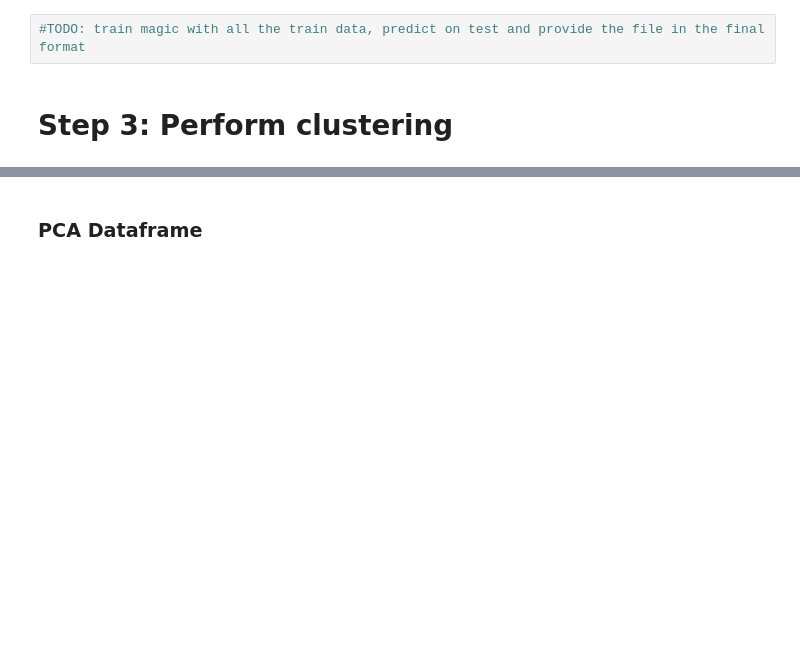
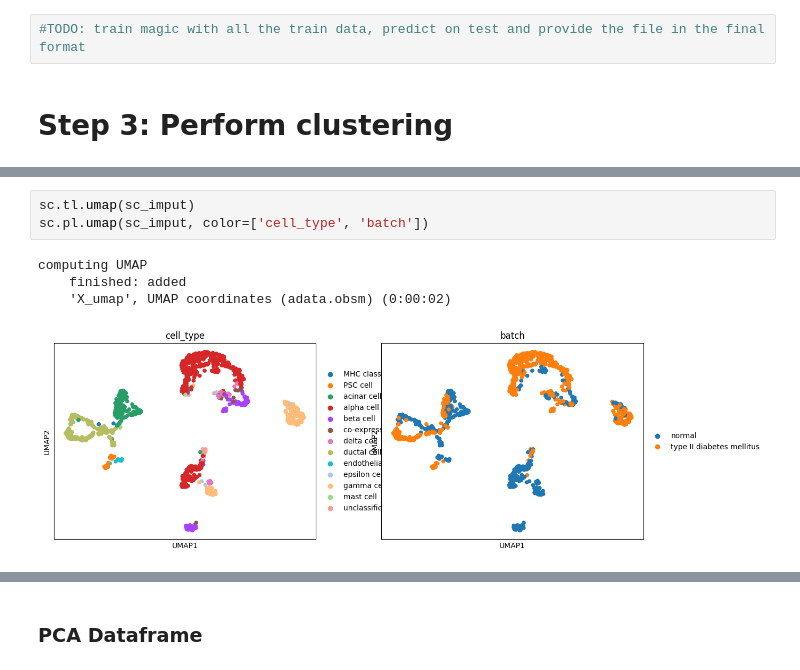
Before and after one commit to acarballocastro/ML4G, a Jupyter notebook: Project2_test_with_scanpy.ipynb, the cells around one changed output, grey strips where cells are left out. Saved outputs shown, nothing was run; the diff lists cells and outputs as text; blank space fills up the shorter version.

```diff
--- a/Project2_test_with_scanpy.ipynb
+++ b/Project2_test_with_scanpy.ipynb
@@ -454,0 +656,8 @@ Performance: 0.5498142740854566
+# %%
+sc.tl.umap(sc_imput)
+sc.pl.umap(sc_imput, color=['cell_type', 'batch'])
+# %% [output]
+computing UMAP
+    finished: added
+    'X_umap', UMAP coordinates (adata.obsm) (0:00:02)
+[figure, added]
```
Also changed, not shown: parts of 65 cells of this notebook.
